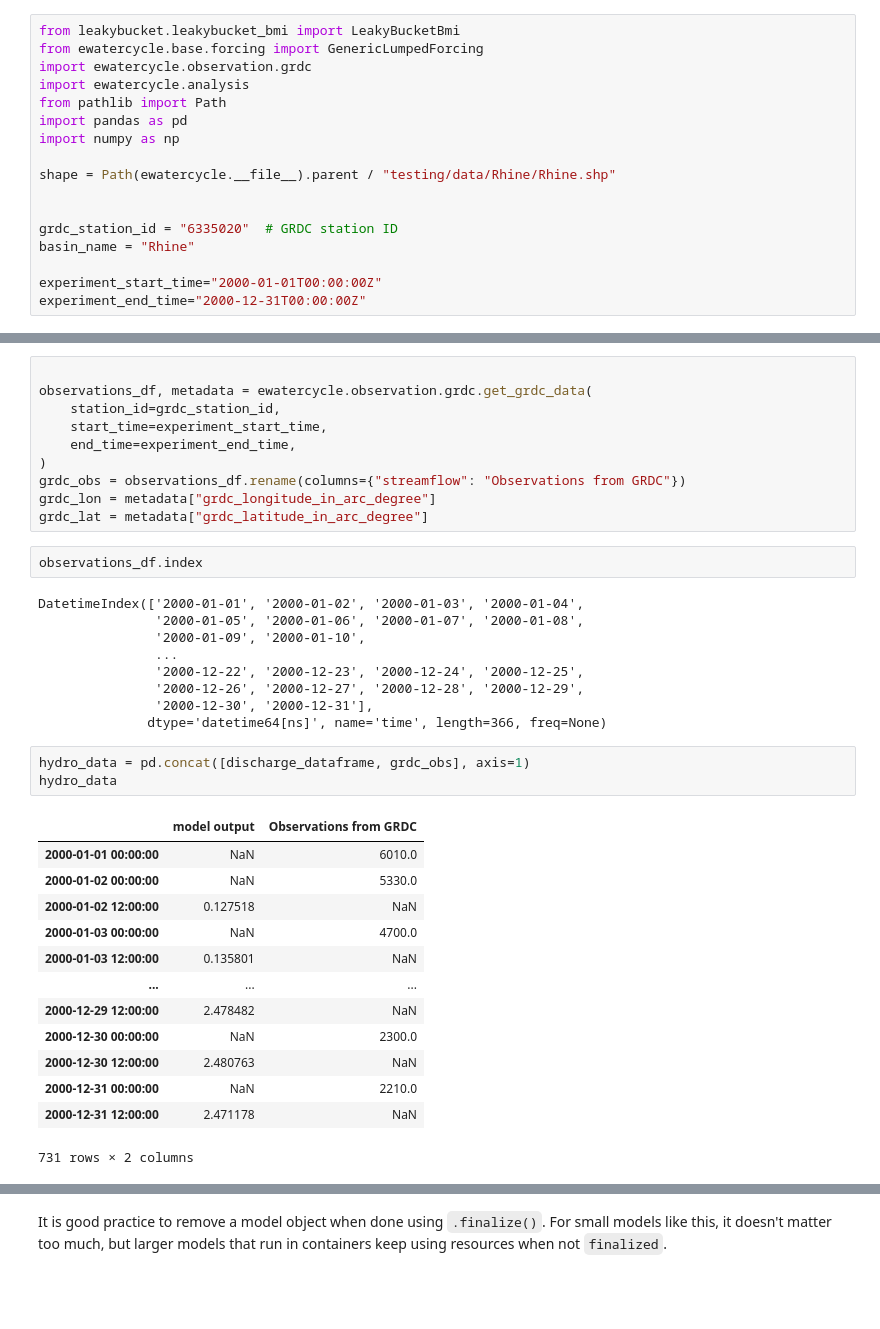
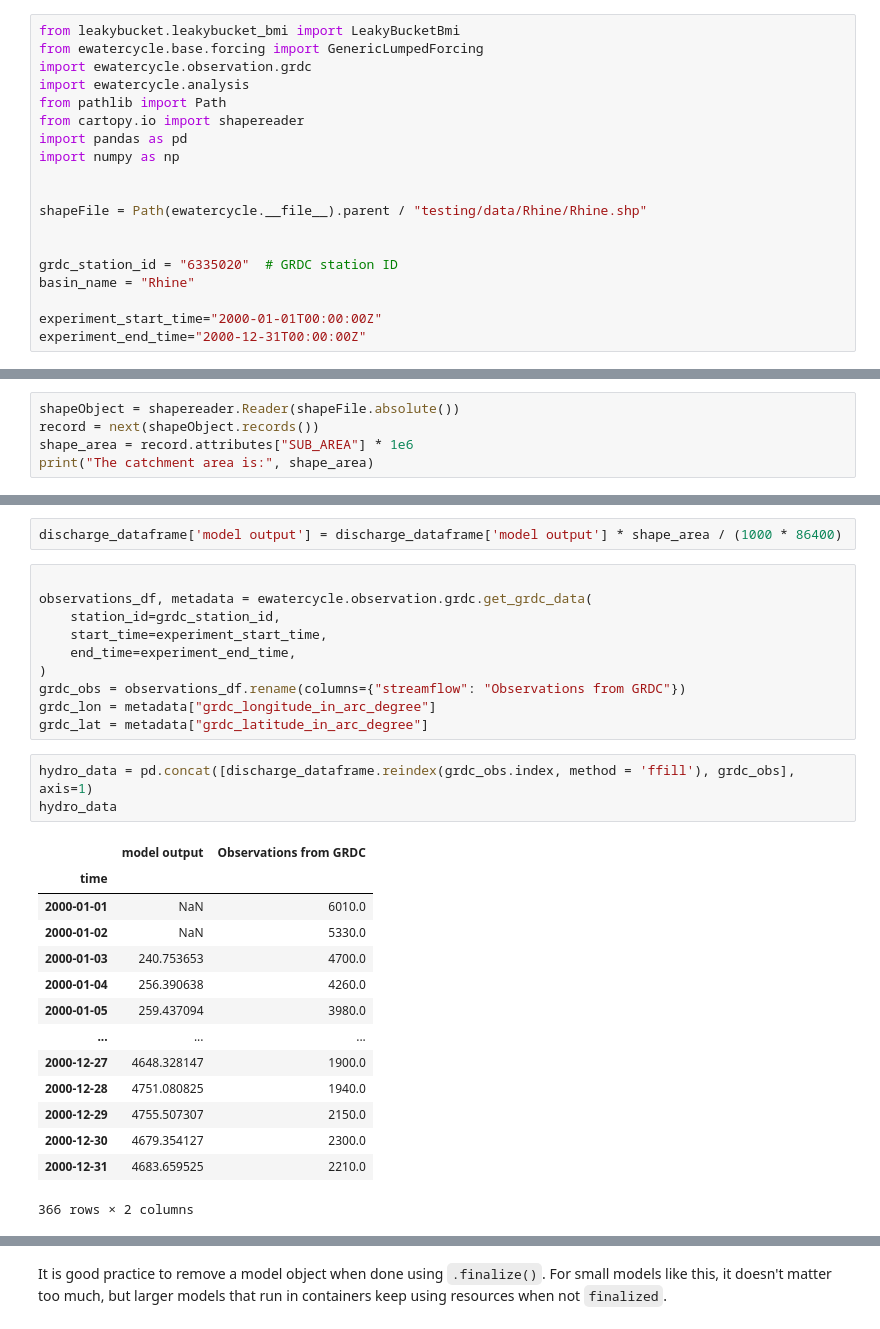
Before and after one commit to eWaterCycle/leakybucket-bmi, a Jupyter notebook: demo ERA5.ipynb, the cells around one changed output, grey strips where cells are left out. Cells and saved outputs as stored; diff of their text form; blank space fills up the shorter version.

```diff
--- a/demo ERA5.ipynb
+++ b/demo ERA5.ipynb
@@ -16,10 +16,12 @@ from ewatercycle.base.forcing import GenericLumpedForcing
 import ewatercycle.observation.grdc
 import ewatercycle.analysis
 from pathlib import Path
+from cartopy.io import shapereader
 import pandas as pd
 import numpy as np
 
-shape = Path(ewatercycle.__file__).parent / "testing/data/Rhine/Rhine.shp"
+
+shapeFile = Path(ewatercycle.__file__).parent / "testing/data/Rhine/Rhine.shp"
 
 
 grdc_station_id = "6335020"  # GRDC station ID
@@ -106,3 +104,8 @@ Text(0.5, 0, 'Time')
 Now we can plot our hydrograph.
 
 Note that the unit of discharge is in mm/d. Conversion to m3/s requires the area of the catchment.
+# %%
+shapeObject = shapereader.Reader(shapeFile.absolute())
+record = next(shapeObject.records())
+shape_area = record.attributes["SUB_AREA"] * 1e6
+print("The catchment area is:", shape_area)
@@ -126,3 +116,5 @@ discharge_dataframe
+# %%
+discharge_dataframe['model output'] = discharge_dataframe['model output'] * shape_area / (1000 * 86400)
 # %%
 
 observations_df, metadata = ewatercycle.observation.grdc.get_grdc_data(
@@ -133,32 +125,22 @@ observations_df, metadata = ewatercycle.observation.grdc.get_grdc_data(
 grdc_obs = observations_df.rename(columns={"streamflow": "Observations from GRDC"})
 grdc_lon = metadata["grdc_longitude_in_arc_degree"]
 grdc_lat = metadata["grdc_latitude_in_arc_degree"]
-# %%
-observations_df.index
-# %% [output]
-DatetimeIndex(['2000-01-01', '2000-01-02', '2000-01-03', '2000-01-04',
-               '2000-01-05', '2000-01-06', '2000-01-07', '2000-01-08',
-               '2000-01-09', '2000-01-10',
-               ...
-               '2000-12-22', '2000-12-23', '2000-12-24', '2000-12-25',
-               '2000-12-26', '2000-12-27', '2000-12-28', '2000-12-29',
-               '2000-12-30', '2000-12-31'],
-              dtype='datetime64[ns]', name='time', length=366, freq=None)
 # %%
-hydro_data = pd.concat([discharge_dataframe, grdc_obs], axis=1)
+hydro_data = pd.concat([discharge_dataframe.reindex(grdc_obs.index, method = 'ffill'), grdc_obs], axis=1)
 hydro_data
 # %% [output]
 |  | model output | Observations from GRDC |
-| 2000-01-01 00:00:00 | NaN | 6010.0 |
-| 2000-01-02 00:00:00 | NaN | 5330.0 |
-| 2000-01-02 12:00:00 | 0.127518 | NaN |
-| 2000-01-03 00:00:00 | NaN | 4700.0 |
-| 2000-01-03 12:00:00 | 0.135801 | NaN |
+| time |  |  |
+| 2000-01-01 | NaN | 6010.0 |
+| 2000-01-02 | NaN | 5330.0 |
+| 2000-01-03 | 240.753653 | 4700.0 |
+| 2000-01-04 | 256.390638 | 4260.0 |
+| 2000-01-05 | 259.437094 | 3980.0 |
 | ... | ... | ... |
-| 2000-12-29 12:00:00 | 2.478482 | NaN |
-| 2000-12-30 00:00:00 | NaN | 2300.0 |
-| 2000-12-30 12:00:00 | 2.480763 | NaN |
-| 2000-12-31 00:00:00 | NaN | 2210.0 |
-| 2000-12-31 12:00:00 | 2.471178 | NaN |
+| 2000-12-27 | 4648.328147 | 1900.0 |
+| 2000-12-28 | 4751.080825 | 1940.0 |
+| 2000-12-29 | 4755.507307 | 2150.0 |
+| 2000-12-30 | 4679.354127 | 2300.0 |
+| 2000-12-31 | 4683.659525 | 2210.0 |
-731 rows × 2 columns
+366 rows × 2 columns
 # %%
```
Also changed, not shown: parts of 5 cells of this notebook, 1 other file.
